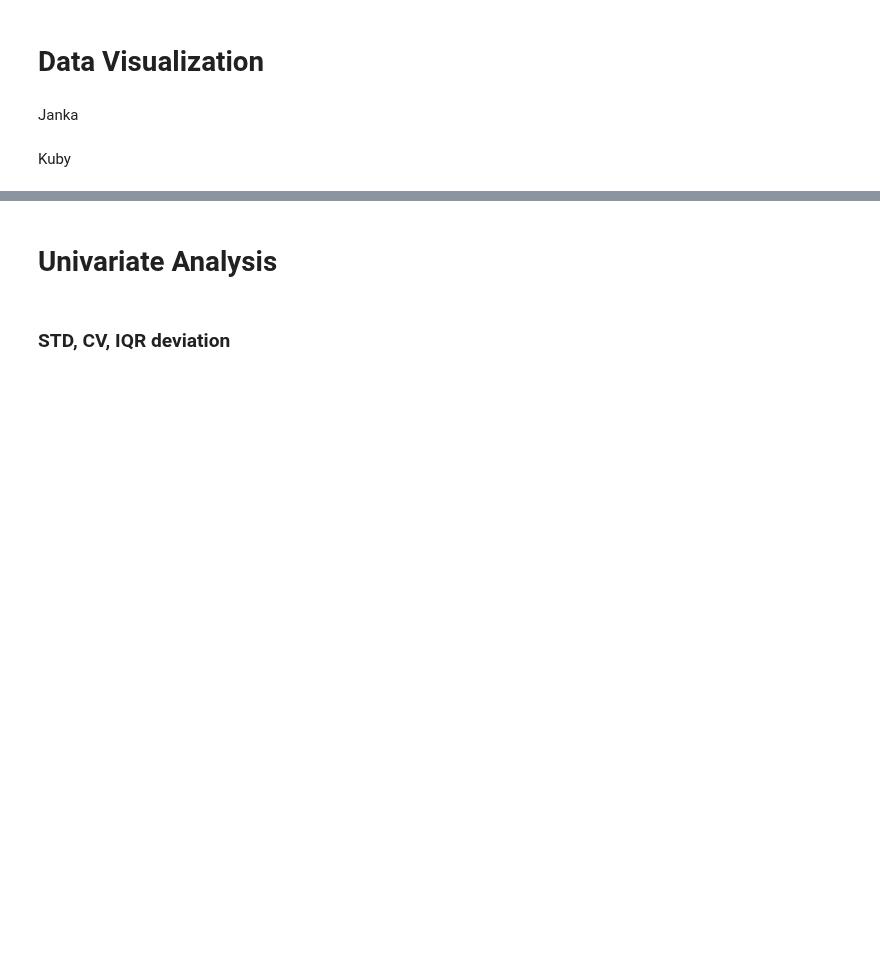
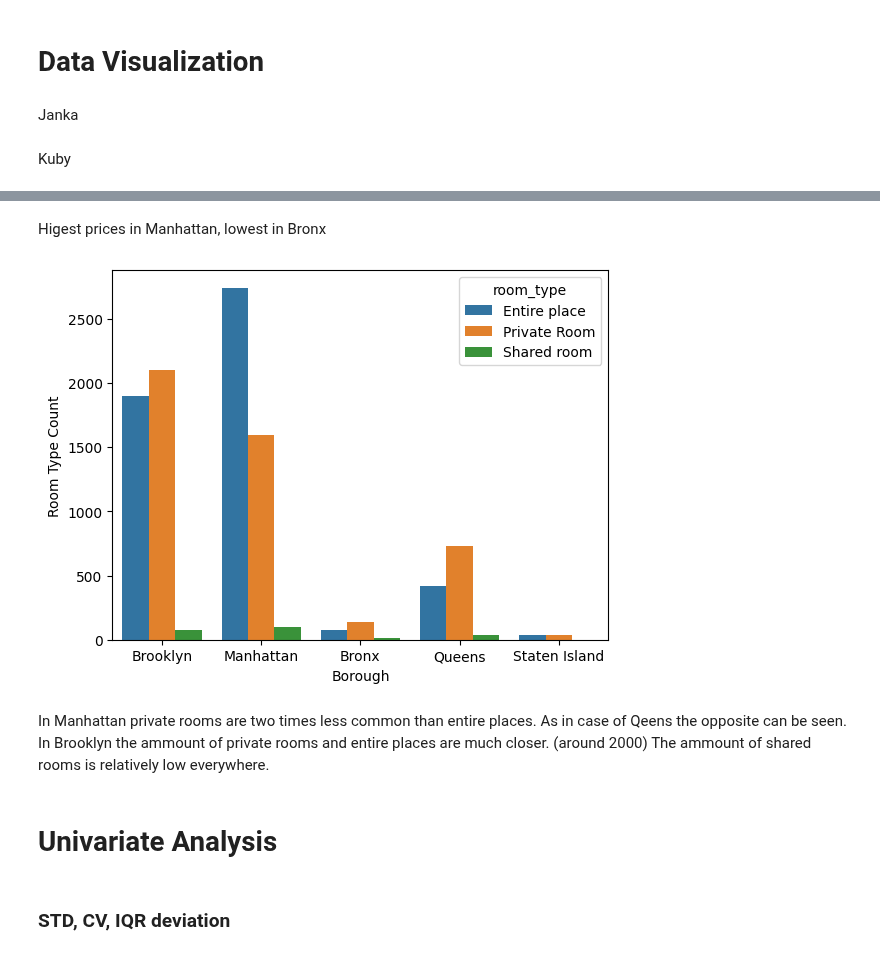
Before and after one commit to simioon/descriptive-statistics-meanlads, a Jupyter notebook: data-cleansing-visualization/Cleaning_Data_in_Python_live_session.ipynb, the cells around one changed output, grey strips where cells are left out. Drawn from its saved outputs; the diff is of its cells as text; code cells hidden in the pictures; blank space fills up the shorter version.

```diff
--- a/data-cleansing-visualization/Cleaning_Data_in_Python_live_session.ipynb
+++ b/data-cleansing-visualization/Cleaning_Data_in_Python_live_session.ipynb
@@ -798,3 +807,17 @@ Maacina
+# %% [markdown]
+Higest prices in Manhattan, lowest in Bronx
+# %%
+sns.countplot(x=airbnb_copy['borough'], hue=airbnb_copy['room_type'])
+plt.xlabel('Borough')
+plt.ylabel('Room Type Count')
+plt.show()
+# %% [output]
+[figure, added]
+# %% [markdown]
+In Manhattan private rooms are two times less common than entire places.
+As in case of Qeens the opposite can be seen.
+In Brooklyn the ammount of private rooms and entire places are much closer. (around 2000)
+The ammount of shared rooms is relatively low everywhere.
 # %% [markdown]
 # Univariate Analysis
 # %% [markdown]
```
Also changed, not shown: parts of 17 cells of this notebook.
